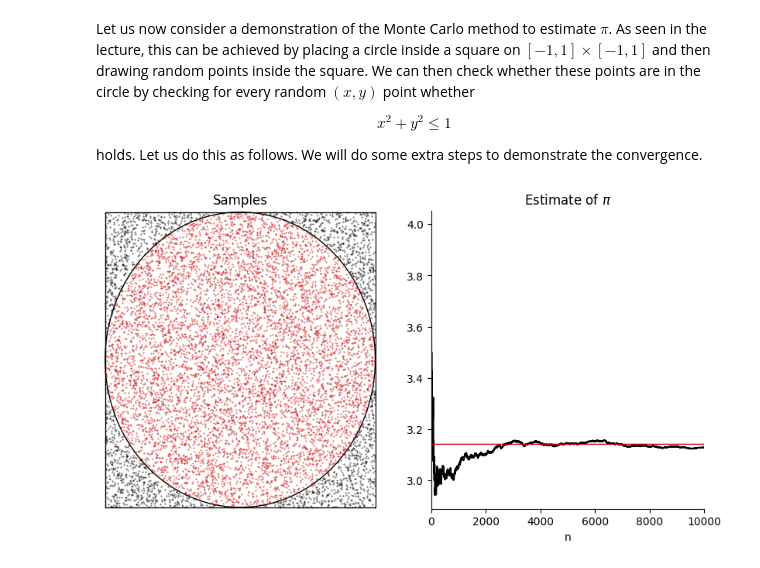
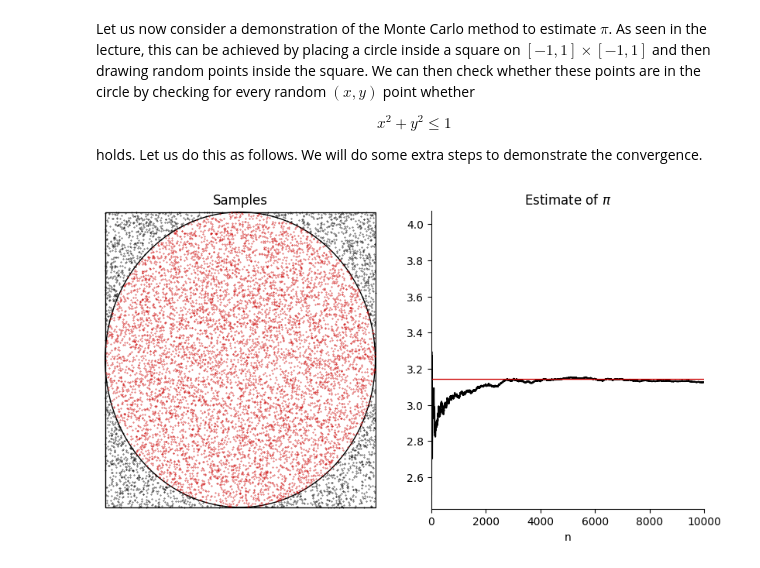
Before and after one commit to odakyildiz/stochastic-simulation, a Jupyter notebook: _sources/chapter-1/chapter-1.ipynb, the cells around one changed output. Cells and saved outputs as stored; diff of their text form; code cells hidden in the pictures.

```diff
--- a/_sources/chapter-1/chapter-1.ipynb
+++ b/_sources/chapter-1/chapter-1.ipynb
@@ -36,7 +34,9 @@ x^2 + y^2 \leq 1
 \end{align*}
 holds. Let us do this as follows. We will do some extra steps to demonstrate the convergence.
 # %%
-N = 10001
+rng = np.random.default_rng(42) # calling it again to have consistent generation in the cell
+
+N = 10000
 pi_estimate = np.zeros(N)
 x = np.zeros(N)
 y = np.zeros(N)
@@ -48,9 +48,11 @@ fig, axs = plt.subplots(1, 2, figsize=(10, 5))
 
 printIndex = 0
 
+x = rng.uniform(0, 1, N) * 2 - 1 # to draw from [-1, 1]
+y = rng.uniform(0, 1, N) * 2 - 1 # to draw from [-1, 1]
+
 for n in range(N):
-    x[n] = rng.uniform(0, 1) * 2 - 1 # to draw from [-1, 1]
-    y[n] = rng.uniform(0, 1) * 2 - 1 # to draw from [-1, 1]
+
     # We will see the reason for this in next weeks
 
     if x[n]**2 + y[n]**2 < 1:
@@ -61,31 +63,31 @@ for n in range(N):
 
 
     pi_estimate[n] = 4 * inside / (n + 1)
 
 
 axs[0].cla()
 axs[0].add_patch(plt.Circle((0, 0), 1, color='k', fill=False))
 axs[0].add_patch(plt.Rectangle((-1, -1), 2, 2, color='k', fill=False))
 axs[0].scatter(inside_circle[0, :], inside_circle[1, :], s=0.1, color=[0.8, 0, 0])
 axs[0].scatter(outside_circle[0, :], outside_circle[1, :], s=0.1, c='k')
 axs[0].set_title("Samples")
 # remove the box around the plot and xticks and yticks
 axs[0].spines['top'].set_visible(False)
 axs[0].spines['right'].set_visible(False)
 axs[0].spines['bottom'].set_visible(False)
 axs[0].spines['left'].set_visible(False)
 axs[0].set_xticks([])
 axs[0].set_yticks([])
 axs[0].set_xlim(-1.01, 1.01)
 axs[0].set_ylim(-1.01, 1.01)
 axs[1].cla()
 axs[1].plot(pi_estimate[:N], color='k')
 axs[1].plot(np.pi * np.ones(N), c=[0.8, 0, 0], lw=1)
 axs[1].set_xlim(0, N)
 axs[1].set_title("Estimate of $\pi$")
 axs[1].set_xlabel("n")
 axs[1].spines['top'].set_visible(False)
 axs[1].spines['right'].set_visible(False)
 plt.show()
 # %% [output]
-[figure, old version]
+[figure, new version]
```
Also changed, not shown: parts of 7 cells of this notebook, 44 other files.
